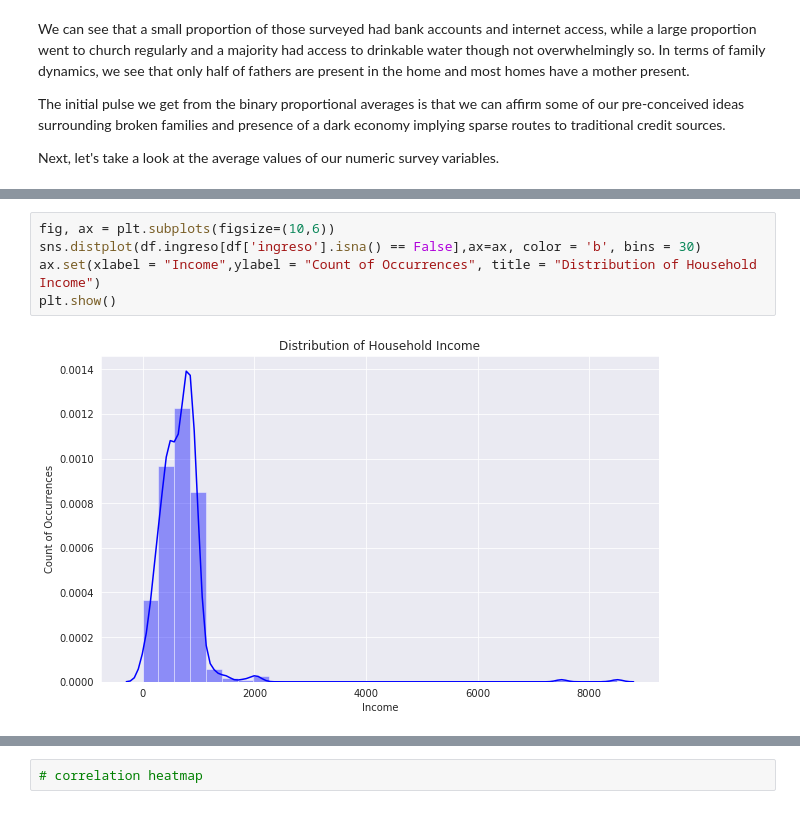
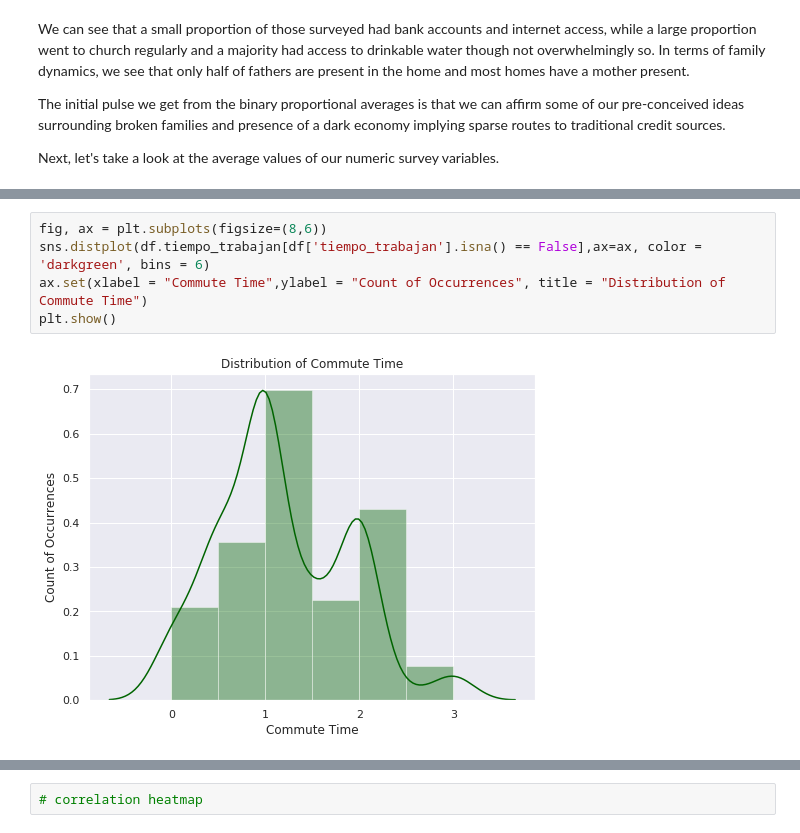
Before and after one commit to showmalley/code_portfolio, a Jupyter notebook: Development Economics/PovertySurveys/Survey Analysis Pamplona Alta 2018.ipynb, the cells around one changed output, grey strips where cells are left out. Drawn from its saved outputs; the diff is of its cells as text.

```diff
--- a/Development Economics/PovertySurveys/Survey Analysis Pamplona Alta 2018.ipynb
+++ b/Development Economics/PovertySurveys/Survey Analysis Pamplona Alta 2018.ipynb
@@ -266,7 +281,7 @@ plt.show()
 # %%
-fig, ax = plt.subplots(figsize=(10,6))
-sns.distplot(df.ingreso[df['ingreso'].isna() == False],ax=ax, color = 'b', bins = 30)
-ax.set(xlabel = "Income",ylabel = "Count of Occurrences", title = "Distribution of Household Income")
+fig, ax = plt.subplots(figsize=(8,6))
+sns.distplot(df.tiempo_trabajan[df['tiempo_trabajan'].isna() == False],ax=ax, color = 'darkgreen', bins = 6)
+ax.set(xlabel = "Commute Time",ylabel = "Count of Occurrences", title = "Distribution of Commute Time")
 plt.show()
 # %% [output]
-[figure, old version]
+[figure, new version]
```
Also changed, not shown: parts of 14 cells of this notebook.
